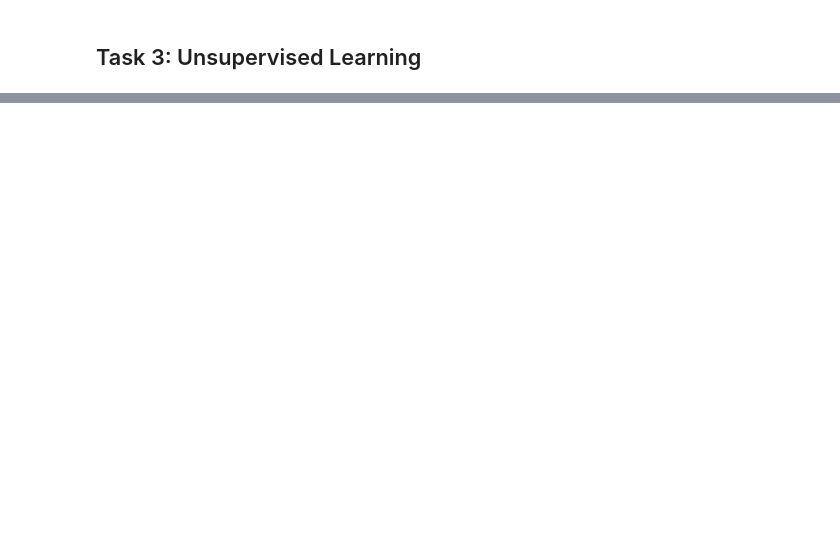
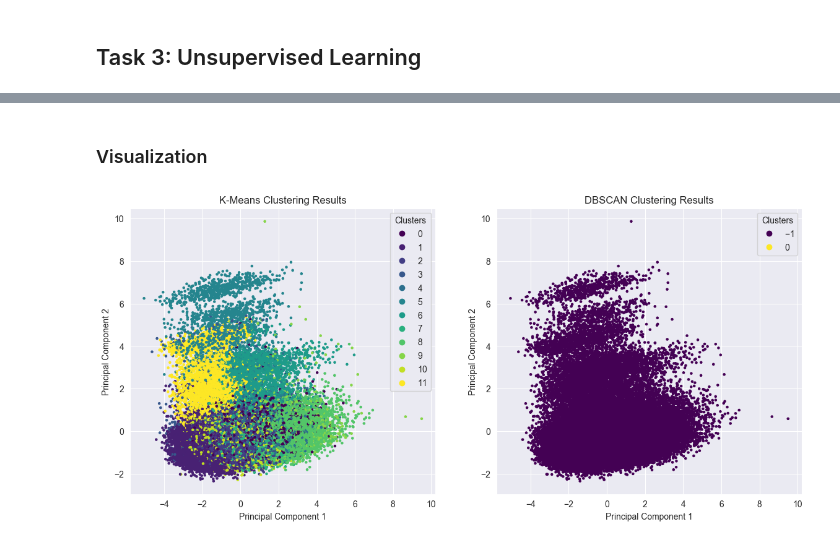
Before and after one commit to amirZZZkiller/DS-Course-Projects, a Jupyter notebook: CA6/DS_CA6.ipynb, the cells around one changed output, grey strips where cells are left out. Saved outputs shown, nothing was run; the diff lists cells and outputs as text; code cells hidden in the pictures; blank space fills up the shorter version.

```diff
--- a/CA6/DS_CA6.ipynb
+++ b/CA6/DS_CA6.ipynb
@@ -1085,0 +1195,35 @@ PC3        -0.150573        -0.082179
+# %% [markdown]
+### Visualization
+# %%
+# Apply PCA to reduce the dataset to 2 components
+pca = PCA(n_components=2)
+principal_components_2d = pca.fit_transform(diabetes_data)
+
+# Create a DataFrame with the 2 principal components
+pca_df = pd.DataFrame(data=principal_components_2d, columns=['PC1', 'PC2'])
+
+# Add the clustering labels to the DataFrame
+pca_df['KMeans_Labels'] = kmeans_labels
+pca_df['DBSCAN_Labels'] = dbscan_labels
+
+# Plot the clustering results for K-Means
+plt.figure(figsize=(14, 6))
+
+plt.subplot(1, 2, 1)
+scatter_kmeans = plt.scatter(pca_df['PC1'], pca_df['PC2'], c=pca_df['KMeans_Labels'], cmap='viridis', s=5, marker='o')
+plt.title('K-Means Clustering Results')
+plt.xlabel('Principal Component 1')
+plt.ylabel('Principal Component 2')
+plt.legend(*scatter_kmeans.legend_elements(), title="Clusters")
+
+# Plot the clustering results for DBSCAN
+plt.subplot(1, 2, 2)
+scatter_dbscan = plt.scatter(pca_df['PC1'], pca_df['PC2'], c=pca_df['DBSCAN_Labels'], cmap='viridis', s=5, marker='o')
+plt.title('DBSCAN Clustering Results')
+plt.xlabel('Principal Component 1')
+plt.ylabel('Principal Component 2')
+plt.legend(*scatter_dbscan.legend_elements(), title="Clusters")
+
+plt.show()
+# %% [output]
+[figure, added]
```
Also changed, not shown: parts of 31 cells of this notebook, 4 other files.
